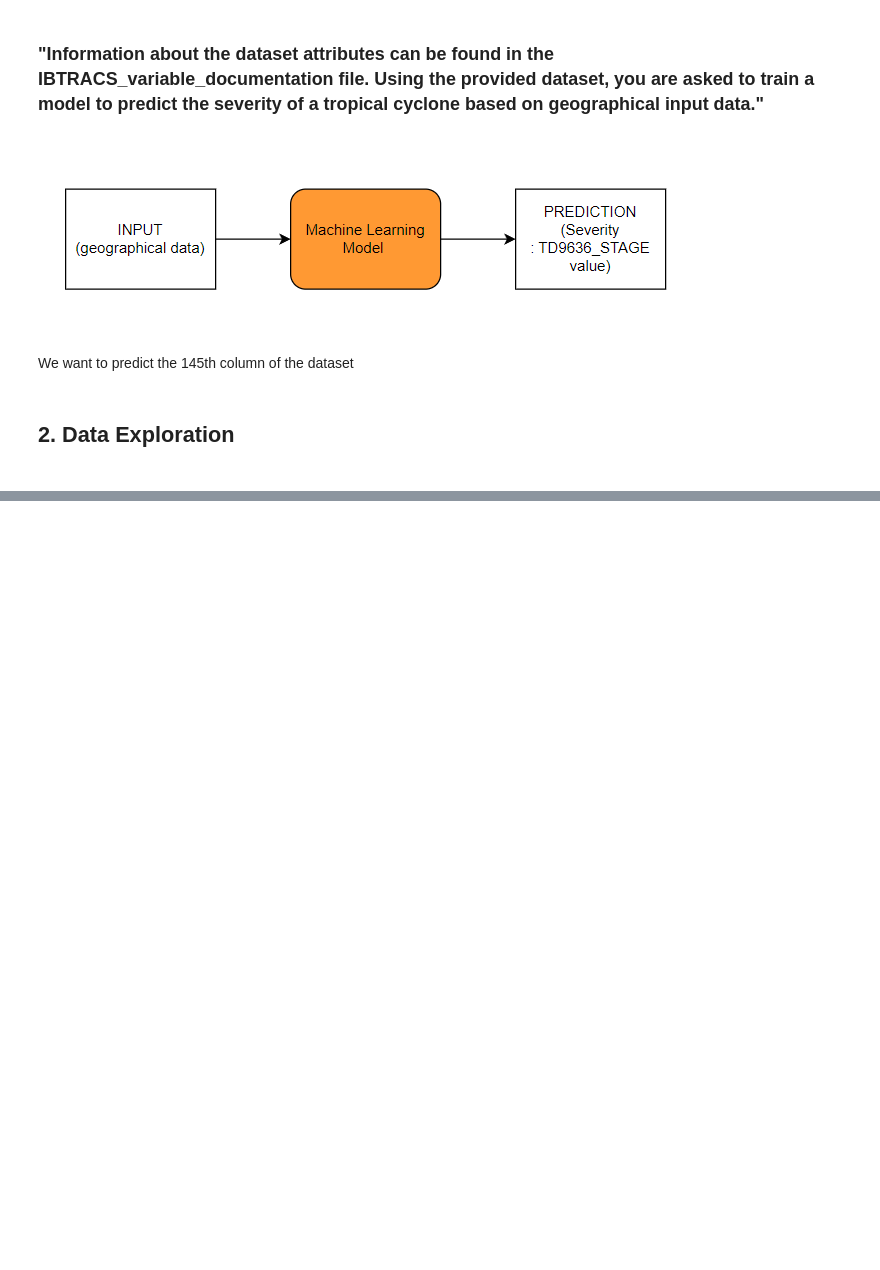
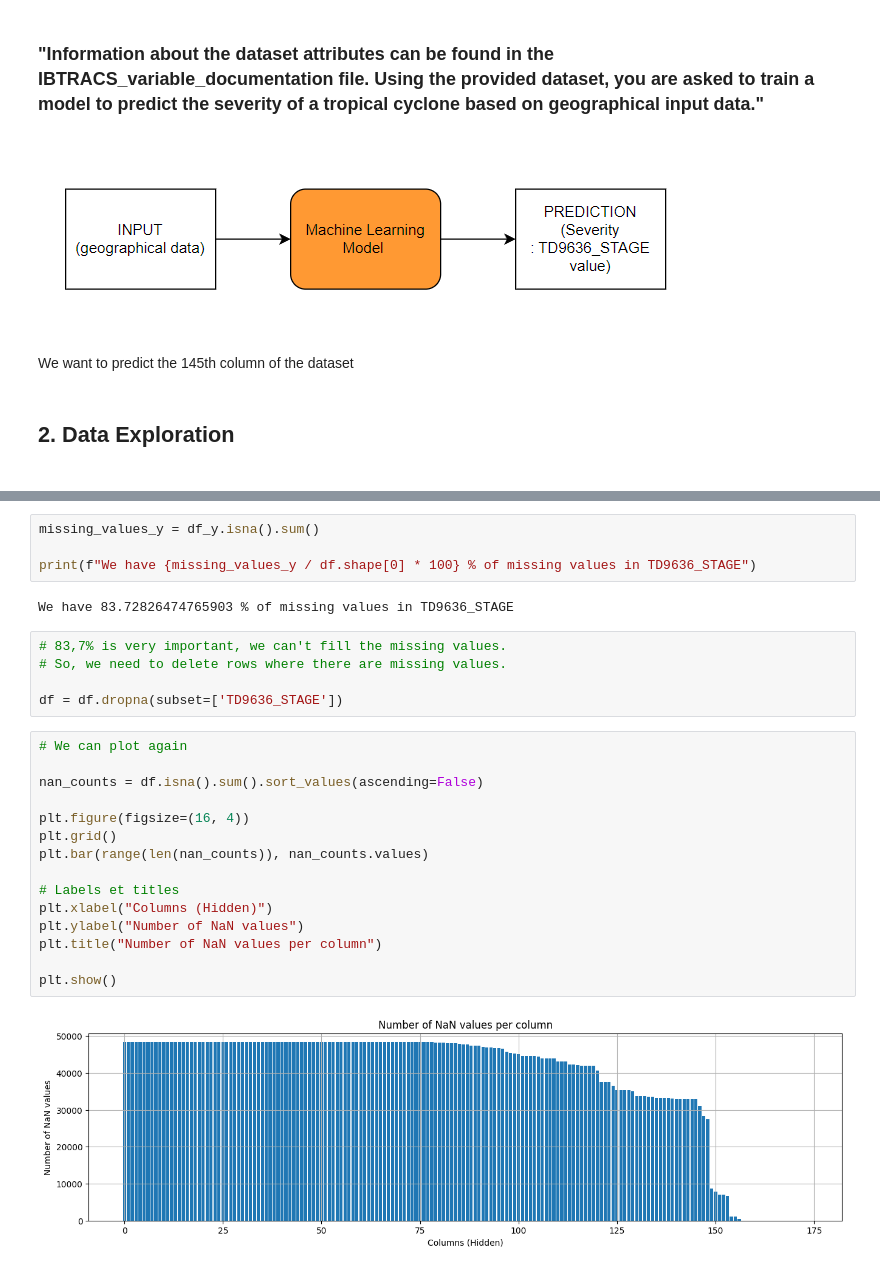
Before and after one commit to PaulVial/TropicalStormsPrediction, a Jupyter notebook: data_exploration.ipynb, the cells around one changed output, grey strips where cells are left out. Saved outputs shown, nothing was run; the diff lists cells and outputs as text; blank space fills up the shorter version.

```diff
--- a/data_exploration.ipynb
+++ b/data_exploration.ipynb
@@ -186,0 +97,28 @@ Colonnes à encoder : Index(['SID', 'SEASON', 'NUMBER', 'NAME', 'ISO_TIME', 'NAT
+# %%
+missing_values_y = df_y.isna().sum()
+
+print(f"We have {missing_values_y / df.shape[0] * 100} % of missing values in TD9636_STAGE")
+# %% [output]
+We have 83.72826474765903 % of missing values in TD9636_STAGE
+# %%
+# 83,7% is very important, we can't fill the missing values.
+# So, we need to delete rows where there are missing values.
+
+df = df.dropna(subset=['TD9636_STAGE'])
+# %%
+# We can plot again
+
+nan_counts = df.isna().sum().sort_values(ascending=False)
+
+plt.figure(figsize=(16, 4))
+plt.grid()
+plt.bar(range(len(nan_counts)), nan_counts.values)
+
+# Labels et titles
+plt.xlabel("Columns (Hidden)")
+plt.ylabel("Number of NaN values")
+plt.title("Number of NaN values per column")
+
+plt.show()
+# %% [output]
+[figure, added]
```
Also changed, not shown: parts of 52 cells of this notebook, 2 other files.
